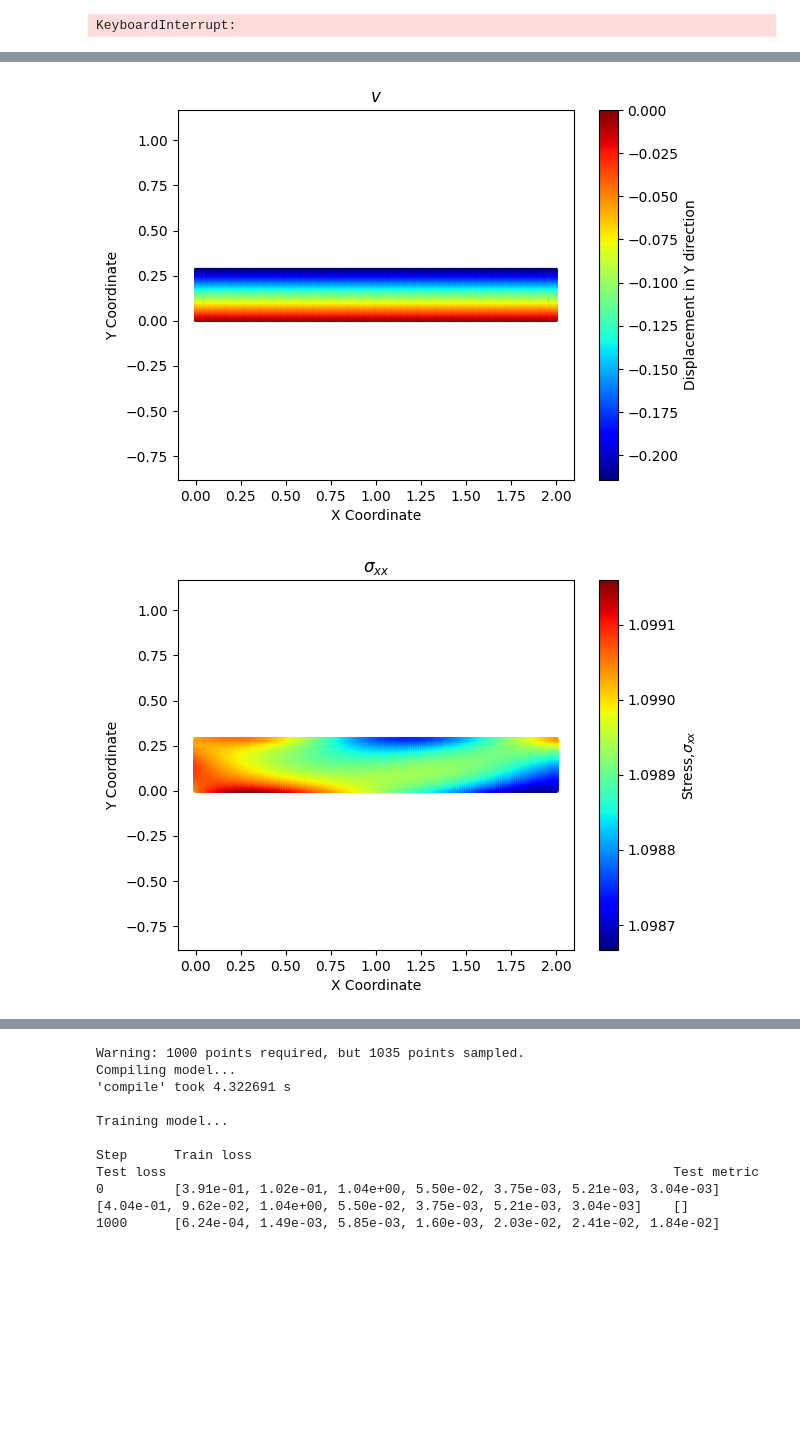
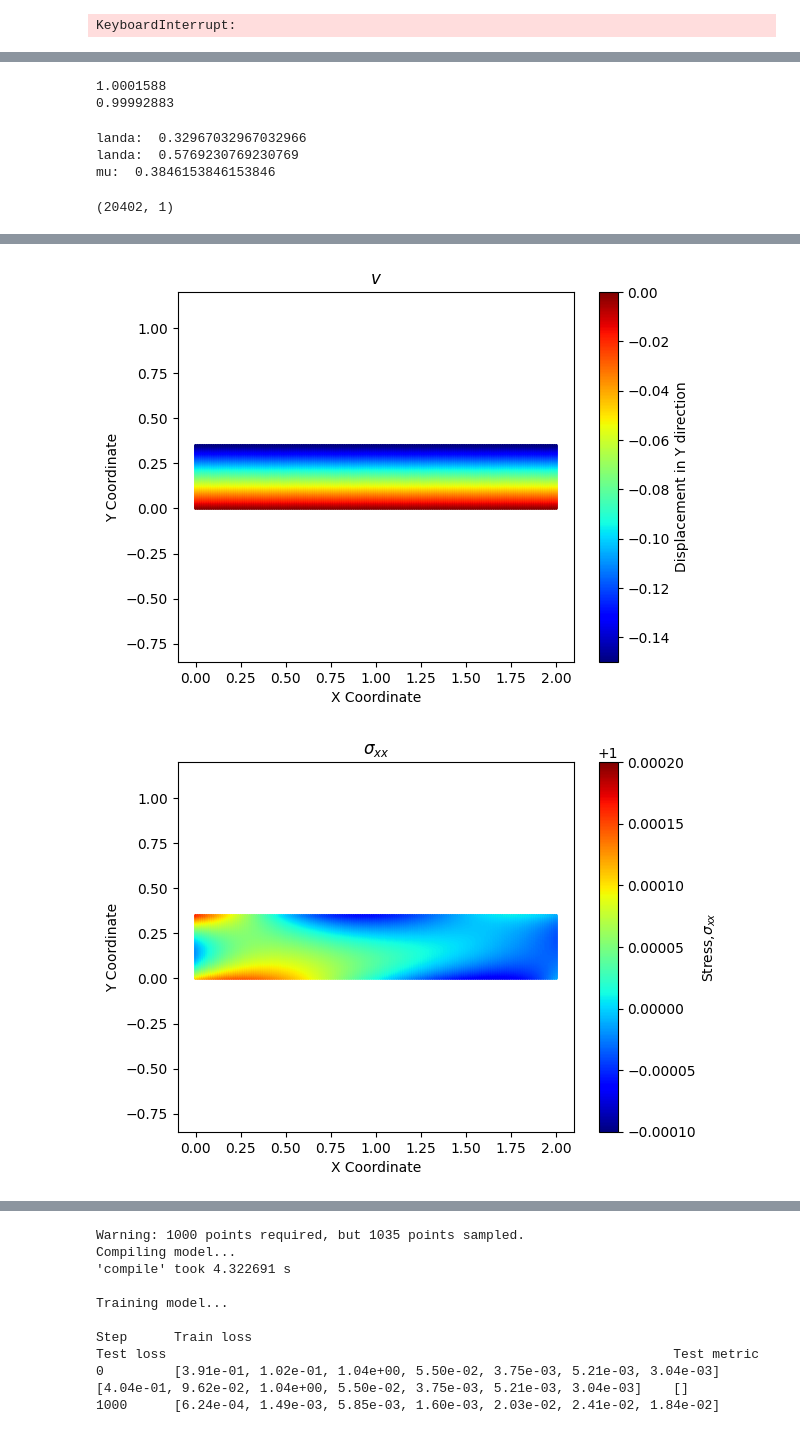
Before and after one commit to AhmadAkbariR/deepxde, a Jupyter notebook: examples/operator/elasticity-2D-AAR.ipynb, the cells around one changed output, grey strips where cells are left out. Cells and saved outputs as stored; diff of their text form; code cells hidden in the pictures; blank space fills up the shorter version.

Commit message:
lame's constant landa2 is corrected for 2D

```diff
--- a/examples/operator/elasticity-2D-AAR.ipynb
+++ b/examples/operator/elasticity-2D-AAR.ipynb
@@ -434,7 +434,8 @@ nu = 0.3
 E = 1
 
 mu = E/(2*(1+nu))
-landa = E*nu/((1+nu)*(1-2*nu))
+landa2 = E*nu/((1+nu)*(1-nu))  # for 2D problems
+landa3 = E*nu/((1+nu)*(1-2*nu))  # for 3D problems
 
 def pde_system(x , u):
     # Define the parameters
@@ -458,8 +459,8 @@ def pde_system(x , u):
     #eq1 = u_xx + u_yy + (1 / (1 - 2 * nu)) * (u_xx + v_xy)
     #eq2 = v_xx + v_yy + (1 / (1 - 2 * nu)) * (v_yy + u_xy)
     # plane stress Navier equation
-    eq1 = mu * (u_xx + u_yy) +  (landa + mu) * (u_xx + v_xy)
-    eq2 = mu * (v_xx + v_yy) +  (landa + mu) * (v_yy + u_xy)
+    eq1 = mu * (u_xx + u_yy) +  (landa2 + mu) * (u_xx + v_xy)
+    eq2 = mu * (v_xx + v_yy) +  (landa2 + mu) * (v_yy + u_xy)
 
     return [ (eq1) , (eq2)]
 
@@ -522,7 +523,7 @@ def top_contraint2(x , u, X=[]):
     u_grad_x = dde.grad.jacobian(u, x, i=0, j=0)  # ∂u/∂x
     v_grad_y = dde.grad.jacobian(u, x, i=1, j=1)  # ∂v/∂y
     # The Neumann condition: 2*nu*∂u/∂x + ∂v/∂y = 0
-    return  (2*mu + landa)*v_grad_y + landa * u_grad_x
+    return  (2*mu + landa2)*v_grad_y + landa2 * u_grad_x
     #return v_grad_y + nu * u_grad_x
 
 # Define the boundary conditions using DirichletBC
@@ -623,8 +624,8 @@ epsilon_y = dvdy
 epsilon_xy = 0.5 * (dudy + dvdx)
 
 # Calculate stresses
-sigma_x = 2*mu*epsilon_x +  landa * (epsilon_x + epsilon_y)
-sigma_y = 2*mu*epsilon_y +  landa * (epsilon_x + epsilon_y)
+sigma_x = 2*mu*epsilon_x +  landa2 * (epsilon_x + epsilon_y)
+sigma_y = 2*mu*epsilon_y +  landa2 * (epsilon_x + epsilon_y)
 sigma_xy = 2 * mu * epsilon_xy
 
 #--------------------------------------------------------------------------#
@@ -689,3 +693,21 @@ Warning: 20301 points required, but 20402 points sampled.
+# %%
+argmax = X_test.argmax()
+argmin = X_test.argmin()
+print(sigma_x.max())
+print(sigma_x.min())
+# %% [output]
+1.0001588
+0.99992883
+# %%
+print('landa: ',landa2)
+print('landa: ',landa3)
+print('mu: ',mu)
+print('nu: ',nu)
+# %% [output]
+landa:  0.32967032967032966
+landa:  0.5769230769230769
+mu:  0.3846153846153846
+(20402, 1)
 # %%
 import matplotlib.pyplot as plt
 import numpy as np
@@ -730,7 +752,7 @@ plt.show()
 
 # Plot the deformed shape with color map for the s_xx
 plt.figure()
-scatter = plt.scatter(deformed[:, 0], deformed[:, 1], s = 5, c=sigma_x, cmap='jet', vmin=min(sigma_x), vmax=max(sigma_x))
+scatter = plt.scatter(deformed[:, 0], deformed[:, 1], s = 1, c=sigma_x, cmap='jet', vmin=sigma_x.min(), vmax=sigma_x.max())
 plt.colorbar(scatter, label='Stress,'r'$\sigma_{xx}$')
 plt.title(r'$\sigma_{xx}$')
 plt.xlabel('X Coordinate')
@@ -742,7 +764,7 @@ plt.show()
 
 # Plot the deformed shape with color map for the s_yy
 plt.figure()
-scatter = plt.scatter(deformed[:, 0], deformed[:, 1], s = 5, c=sigma_y, cmap='jet', vmin=min(sigma_y), vmax=max(sigma_y))
+scatter = plt.scatter(deformed[:, 0], deformed[:, 1], s = 1, c=sigma_y, cmap='jet', vmin=min(sigma_y), vmax=max(sigma_y))
 plt.colorbar(scatter, label='Stress, 'r'$\sigma_{yy}$')
 plt.title(r'$\sigma_{yy}$')
 plt.xlabel('X Coordinate')
@@ -753,7 +775,7 @@ plt.show()
 
 # Plot the deformed shape with color map for the s_xy
 plt.figure()
-scatter = plt.scatter(deformed[:, 0], deformed[:, 1], s = 5, c=sigma_xy, cmap='jet', vmin=min(sigma_xy), vmax=max(sigma_xy))
+scatter = plt.scatter(deformed[:, 0], deformed[:, 1], s = 1, c=sigma_xy, cmap='jet', vmin=min(sigma_xy), vmax=max(sigma_xy))
 plt.colorbar(scatter, label= r'$\sigma_{xy}$')
 plt.title(r'$\sigma_{xy}$')
 plt.xlabel('X Coordinate')
@@ -766,2 +788,2 @@ plt.show()
-[figure, old version]
+[figure, new version]
-[figure, old version]
+[figure, new version]
```
Also changed, not shown: parts of 2 cells of this notebook.
